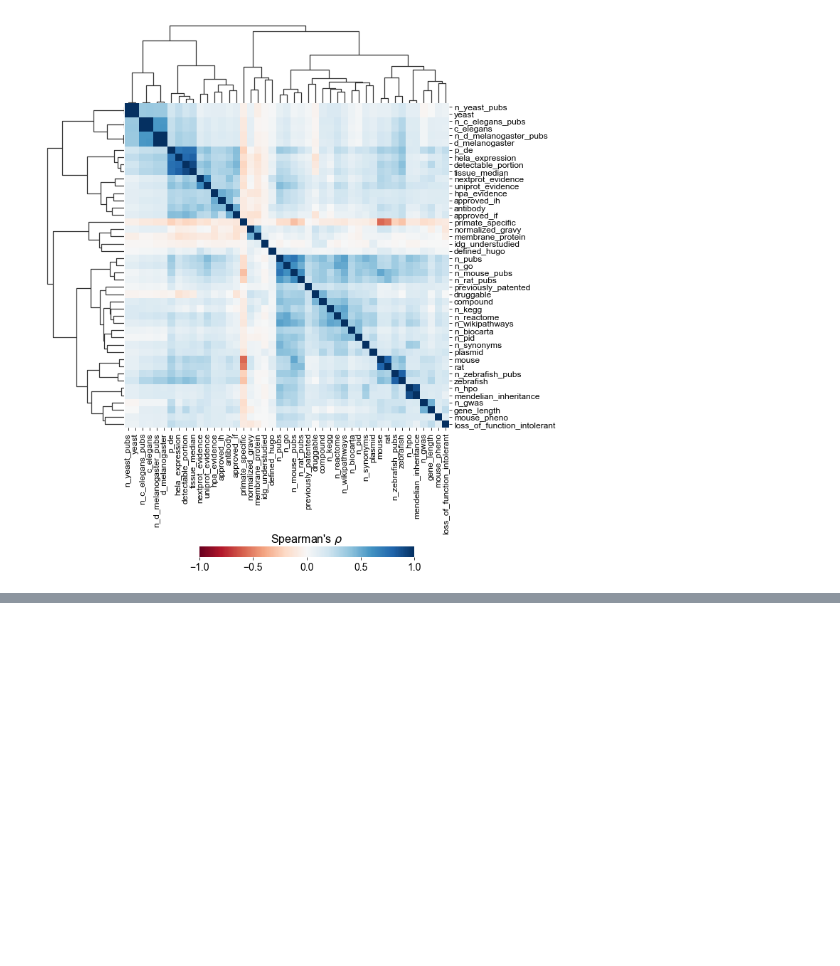
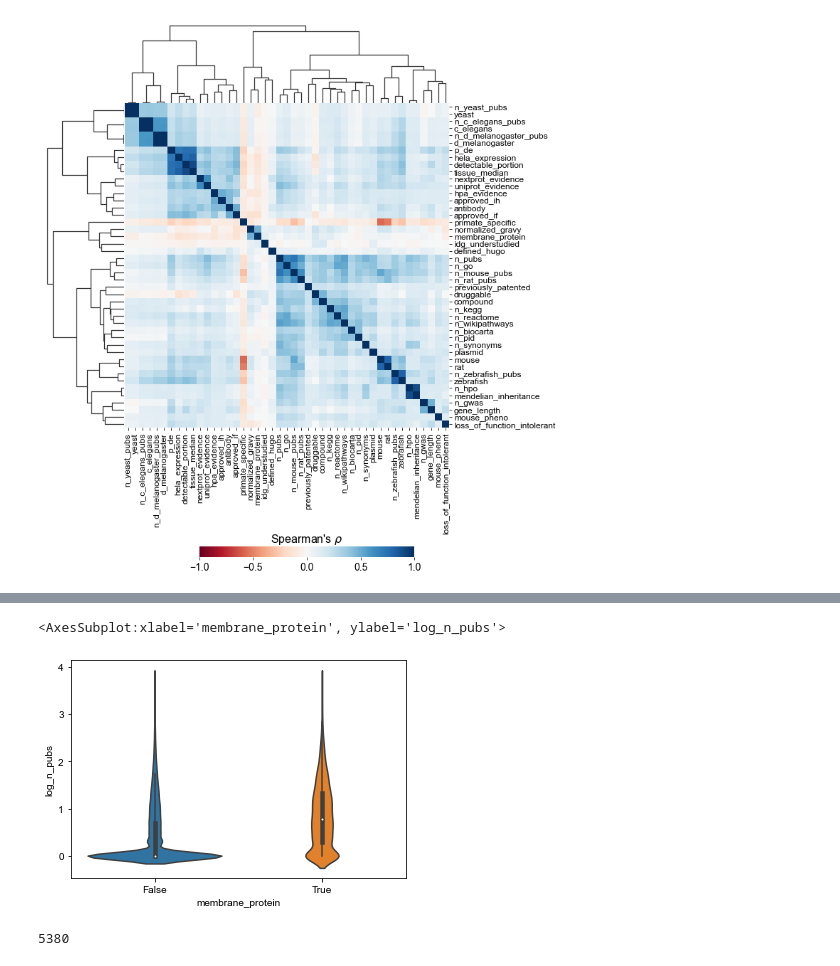
Before and after one commit to amarallab/fmug_analysis, a Jupyter notebook: notebooks/230728_evaluate_table.ipynb, the cells around one changed output, grey strips where cells are left out. Cells and saved outputs as stored; diff of their text form; code cells hidden in the pictures; blank space fills up the shorter version.

```diff
--- a/notebooks/230728_evaluate_table.ipynb
+++ b/notebooks/230728_evaluate_table.ipynb
@@ -518,0 +792,11 @@ meta NOT subset; don't know how to subset; dropped
+# %%
+table['log_n_pubs'] = np.log10(table['n_pubs']+1)
+# %%
+sns.violinplot(data=table, x='membrane_protein', y='log_n_pubs')
+# %% [output]
+<AxesSubplot:xlabel='membrane_protein', ylabel='log_n_pubs'>
+[figure, added]
+# %%
+table['membrane_protein'].sum()
+# %% [output]
+5380
```
Also changed, not shown: parts of 19 cells of this notebook, 3 other files.
